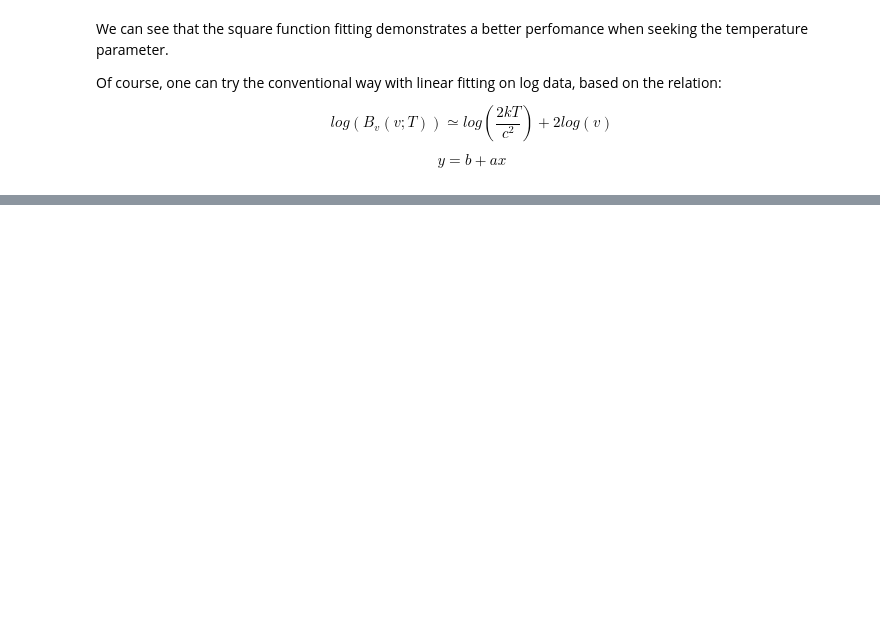
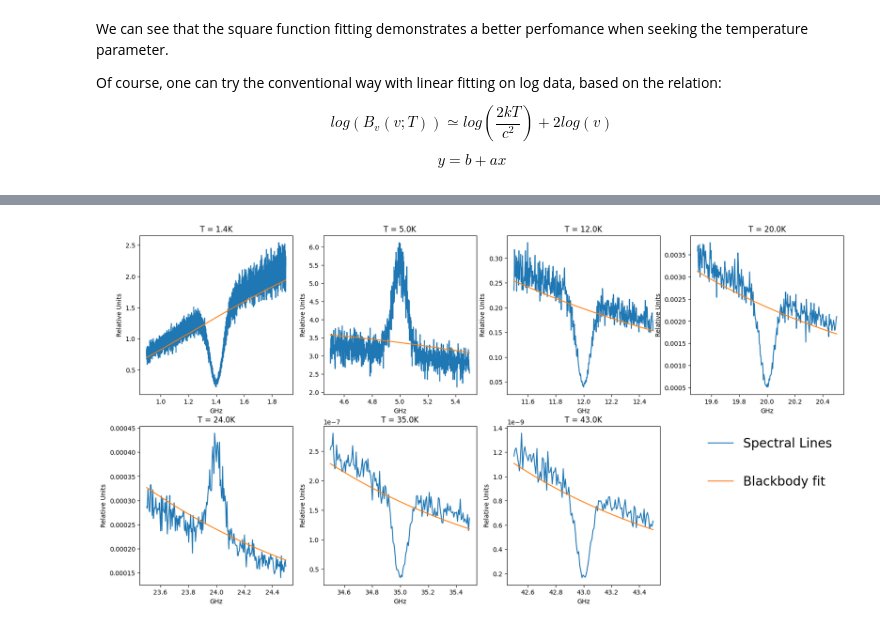
Before and after one commit to iliodis/ASTRO-BEAM, a Jupyter notebook: Task1-BlackbodyRadiationFitting/BlackbodyRadiationFitting.ipynb, the cells around one changed output, grey strips where cells are left out. Drawn from its saved outputs; the diff is of its cells as text; code cells hidden in the pictures; blank space fills up the shorter version.

```diff
--- a/Task1-BlackbodyRadiationFitting/BlackbodyRadiationFitting.ipynb
+++ b/Task1-BlackbodyRadiationFitting/BlackbodyRadiationFitting.ipynb
@@ -288,0 +357,47 @@ slope: [0.59272221]
+# %%
+from scipy.stats import norm
+from scipy import optimize
+
+def quadratic(x, a):
+    return a*x**2
+
+X0 = 100
+X = np.geomspace(10e-3 , X0, 50000)
+T = temp[1]
+clean = Bv(X, T)
+lines = clean
+
+spectral_lines = np.array([1.4, 5, 12, 20, 24, 35, 43])
+
+# Trick for now
+noise = np.random.normal(0,0.3,len(clean))
+signal = clean + noise*clean/4
+
+fig, ax = plt.subplots(2,4,figsize = (20,10))
+
+for i in range(len(spectral_lines)):
+    points = [j for j,v in enumerate(X) if (abs(v - spectral_lines[i]) <=0.5)]
+    X_cords = np.array([X[j] for j in points])
+    gauss = norm.pdf(X_cords, spectral_lines[i], 0.05)/10
+    sign = random.randrange(-1,2,2)
+
+    for j,k in enumerate(points):
+        signal[k] += sign*gauss[j]*signal[k]
+        clean[k] +=sign*gauss[j]*clean[k]
+
+    popt, pcov = optimize.curve_fit(Bv, X_cords, signal[points[0]:points[-1]+1])
+
+    axis = ax[i//4, i%4]
+    axis.plot(X_cords, signal[points[0]:points[-1]+1], label="Spectral Lines")
+    # axis.plot(X_cords, clean[points[0]:points[-1]+1], label="Clean")
+    axis.plot(X_cords, Bv(X_cords, *popt), label = "Blackbody fit")
+    axis.set_title("T = "+str(spectral_lines[i])+"K")
+    axis.set_xlabel("GHz")
+    axis.set_ylabel("Relative Units")
+
+handles, labels = axis.get_legend_handles_labels()
+ax[1,3].legend(handles, labels, labelspacing=2, fontsize = 20, frameon=False)
+ax[1,3].axis("off")
+plt.show()
+# %% [output]
+[figure, added]
```
Also changed, not shown: parts of 15 cells of this notebook.
